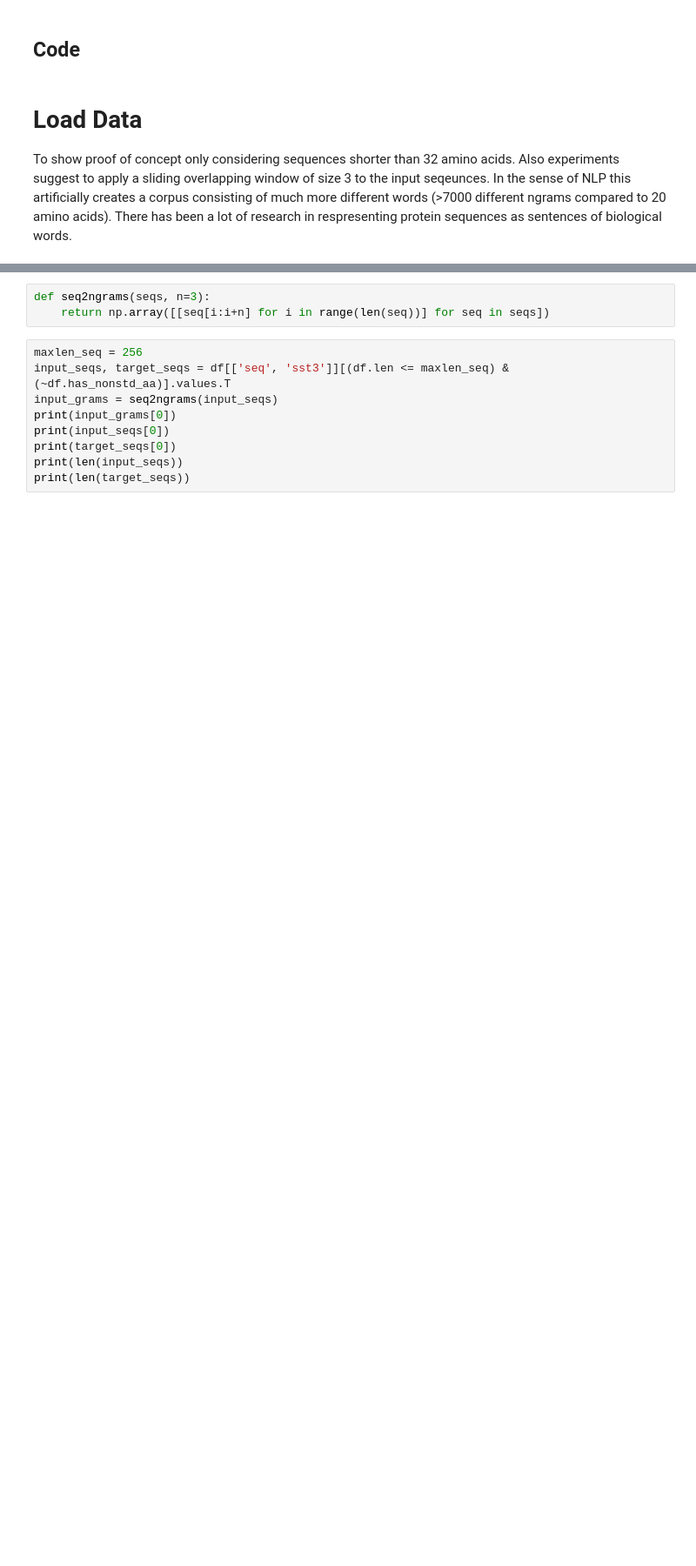
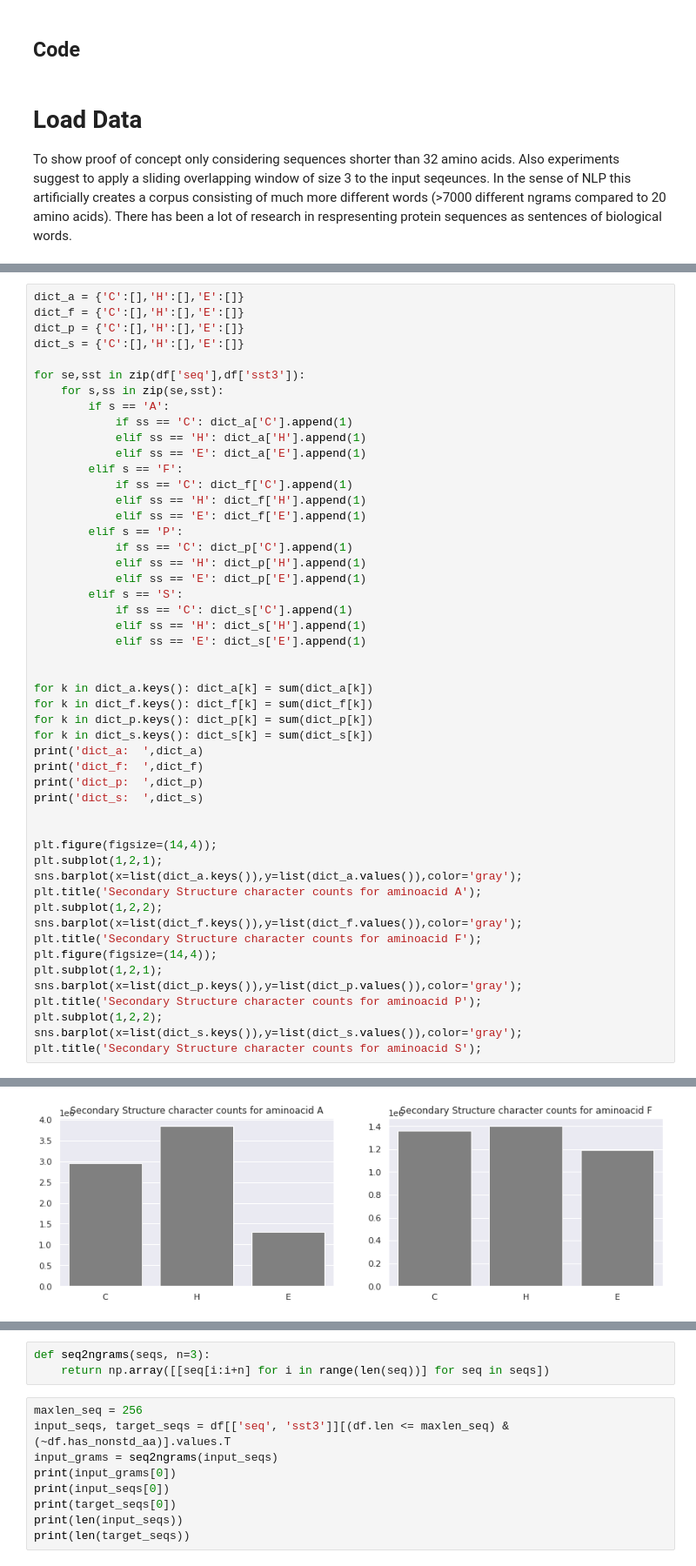
Before and after one commit to ArafatRohan93/PSSP_LSTM, a Jupyter notebook: PSSP_LSTM.ipynb, the cells around one changed output, grey strips where cells are left out. Shown at 87% size. Saved outputs shown, nothing was run; the diff lists cells and outputs as text; blank space fills up the shorter version.

```diff
--- a/PSSP_LSTM.ipynb
+++ b/PSSP_LSTM.ipynb
@@ -66,0 +116,51 @@ print(df.shape)
+# %%
+dict_a = {'C':[],'H':[],'E':[]}
+dict_f = {'C':[],'H':[],'E':[]}
+dict_p = {'C':[],'H':[],'E':[]}
+dict_s = {'C':[],'H':[],'E':[]}
+
+for se,sst in zip(df['seq'],df['sst3']):
+    for s,ss in zip(se,sst):
+        if s == 'A':
+            if ss == 'C': dict_a['C'].append(1)
+            elif ss == 'H': dict_a['H'].append(1)
+            elif ss == 'E': dict_a['E'].append(1)
+        elif s == 'F':
+            if ss == 'C': dict_f['C'].append(1)
+            elif ss == 'H': dict_f['H'].append(1)
+            elif ss == 'E': dict_f['E'].append(1)
+        elif s == 'P':
+            if ss == 'C': dict_p['C'].append(1)
+            elif ss == 'H': dict_p['H'].append(1)
+            elif ss == 'E': dict_p['E'].append(1)
+        elif s == 'S':
+            if ss == 'C': dict_s['C'].append(1)
+            elif ss == 'H': dict_s['H'].append(1)
+            elif ss == 'E': dict_s['E'].append(1)
+
+
+for k in dict_a.keys(): dict_a[k] = sum(dict_a[k])
+for k in dict_f.keys(): dict_f[k] = sum(dict_f[k])
+for k in dict_p.keys(): dict_p[k] = sum(dict_p[k])
+for k in dict_s.keys(): dict_s[k] = sum(dict_s[k])
+print('dict_a:  ',dict_a)
+print('dict_f:  ',dict_f)
+print('dict_p:  ',dict_p)
+print('dict_s:  ',dict_s)
+
+
+plt.figure(figsize=(14,4));
+plt.subplot(1,2,1);
+sns.barplot(x=list(dict_a.keys()),y=list(dict_a.values()),color='gray');
+plt.title('Secondary Structure character counts for aminoacid A');
+plt.subplot(1,2,2);
+sns.barplot(x=list(dict_f.keys()),y=list(dict_f.values()),color='gray');
+plt.title('Secondary Structure character counts for aminoacid F');
+plt.figure(figsize=(14,4));
+plt.subplot(1,2,1);
+sns.barplot(x=list(dict_p.keys()),y=list(dict_p.values()),color='gray');
+plt.title('Secondary Structure character counts for aminoacid P');
+plt.subplot(1,2,2);
+sns.barplot(x=list(dict_s.keys()),y=list(dict_s.values()),color='gray');
+plt.title('Secondary Structure character counts for aminoacid S');
+# %% [output]
@@ -66,0 +171 @@ print(df.shape)
+[figure, added]
```
Also changed, not shown: parts of 107 cells of this notebook.
